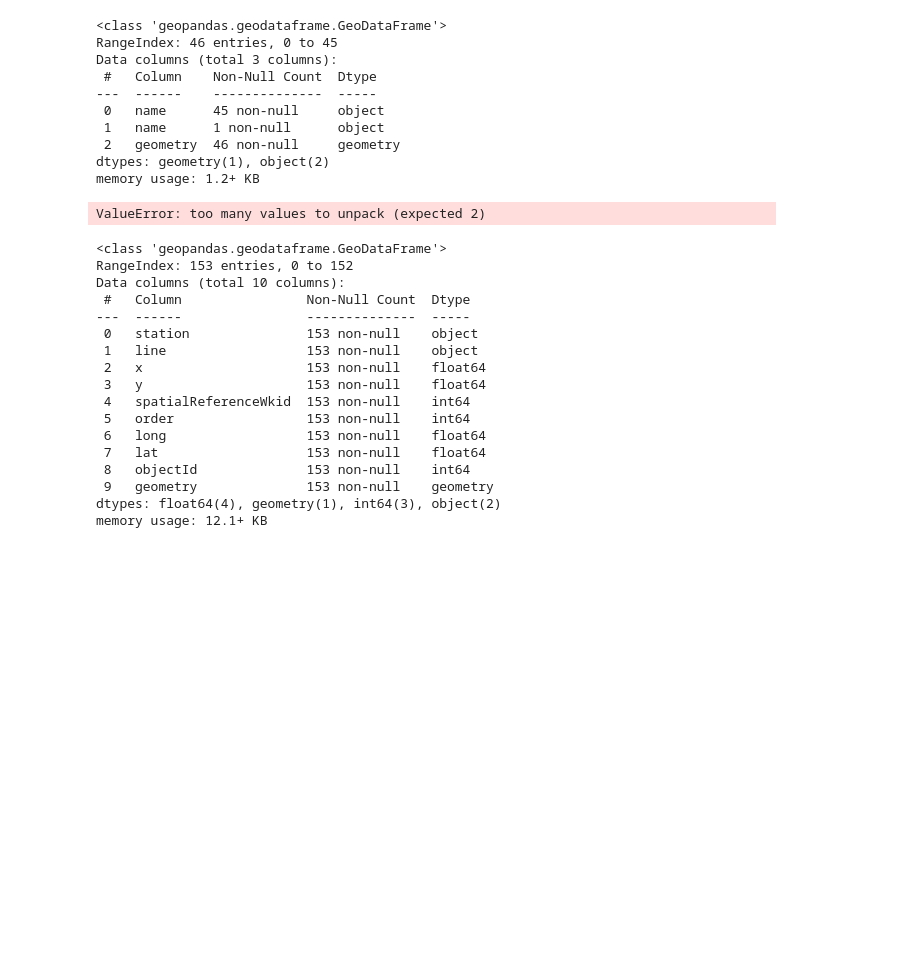
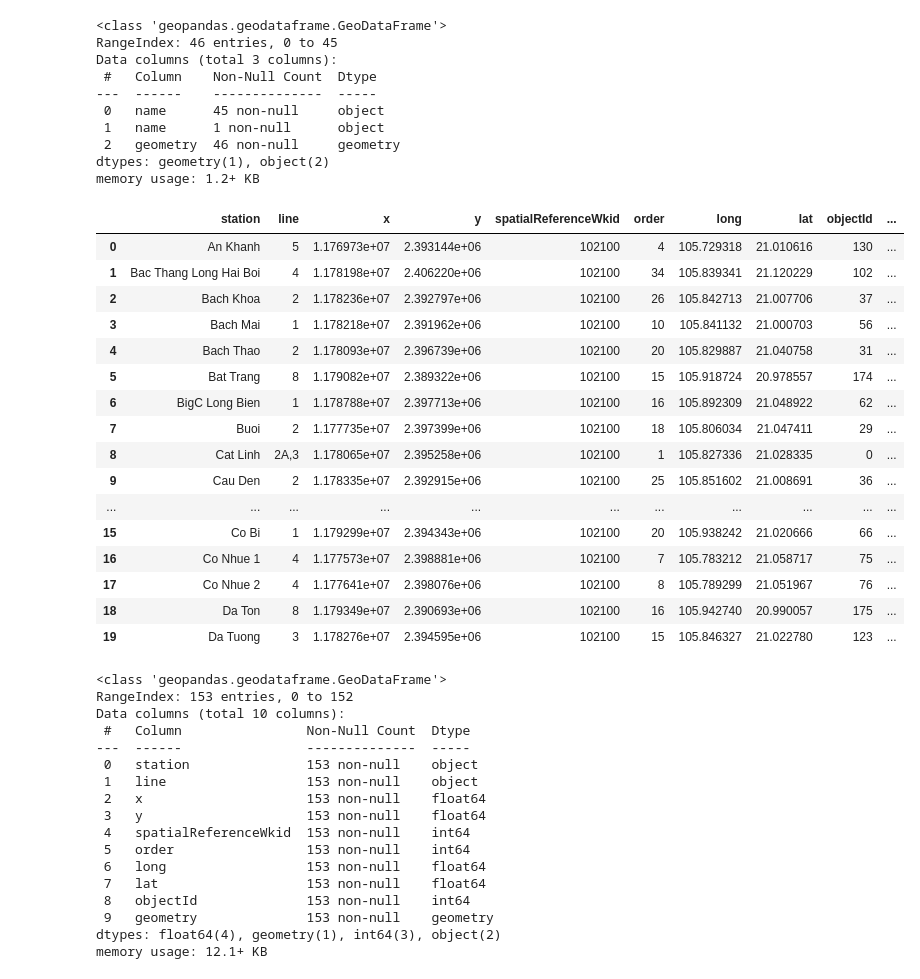
Before and after one commit to kyojinkyojin/hanoi_metro, a Jupyter notebook: hanoi_metro/hanoi_clean.ipynb, the cells around one changed output. Saved outputs shown, nothing was run; the diff lists cells and outputs as text; code cells hidden in the pictures; blank space fills up the shorter version.

```diff
--- a/hanoi_metro/hanoi_clean.ipynb
+++ b/hanoi_metro/hanoi_clean.ipynb
@@ -91,38 +91,53 @@ def flatten_features(features):
             "x": feature["geometry"]["x"],
             "y": feature["geometry"]["y"],
             "spatialReferenceWkid": feature["geometry"]["spatialReference"]["wkid"],
             "order": feature["attributes"]["Order_"],
             "station": feature["attributes"]["Station"],
             "line": feature["attributes"]["Line"],
             "long": feature["attributes"]["Long"],
             "lat": feature["attributes"]["Lat"],
             "objectId": feature["attributes"]["__OBJECTID"]
         }
         flattened_data.append(flattened_feature)
     return flattened_data
 flattened_features = flatten_features(data["features"])
 bdf = pd.DataFrame(flattened_features).sort_values(by="objectId")
 
-replace_dict = {"Noi Bai International Airport": "Noi Bai",
+replace_dict = {r"(?<!.)\bSo\b": "Nga Tu So",
+                "Noi Bai International Airport": "Noi Bai",
                 "HN Train Station": "Ga Ha Noi",
                 "Exhibition Center": "Dai Lo Thang Long",
                 "Thang Long Blvd": "Dai Lo Thang Long"}
 
-bdf['station'] = bdf['station'].str.replace(r"(?<!.)\bSo\b", "Nga Tu So", regex=True)
-for k, v in replace_dict:
-    bdf['station'] = bdf['station'].str.replace(k, v)
+bdf['station'] = bdf['station'].replace(replace_dict, regex=True)
 
 bdf = bdf.groupby('station').agg({
     'line': lambda x: ",".join(map(str, x)),
     **{col: 'first' for col in bdf.columns if col not in ['station', 'line']}
 }).reset_index()
 
 bdf['geometry'] = bdf.apply(lambda row: Point(row['long'], row['lat']), axis=1)
 bdf = gpd.GeoDataFrame(bdf, geometry="geometry", crs="epsg:4326")
 bdf.to_file("../geojson/hanoi_metro/hanoi_all_stations.geojson")
 bdf.head(20)
 # %% [output]
-ValueError: too many values to unpack (expected 2)
+|  | station | line | x | y | spatialReferenceWkid | order | long | lat | objectId | ... |
+| 0 | An Khanh | 5 | 1.176973e+07 | 2.393144e+06 | 102100 | 4 | 105.729318 | 21.010616 | 130 | ... |
+| 1 | Bac Thang Long Hai Boi | 4 | 1.178198e+07 | 2.406220e+06 | 102100 | 34 | 105.839341 | 21.120229 | 102 | ... |
+| 2 | Bach Khoa | 2 | 1.178236e+07 | 2.392797e+06 | 102100 | 26 | 105.842713 | 21.007706 | 37 | ... |
+| 3 | Bach Mai | 1 | 1.178218e+07 | 2.391962e+06 | 102100 | 10 | 105.841132 | 21.000703 | 56 | ... |
+| 4 | Bach Thao | 2 | 1.178093e+07 | 2.396739e+06 | 102100 | 20 | 105.829887 | 21.040758 | 31 | ... |
+| 5 | Bat Trang | 8 | 1.179082e+07 | 2.389322e+06 | 102100 | 15 | 105.918724 | 20.978557 | 174 | ... |
+| 6 | BigC Long Bien | 1 | 1.178788e+07 | 2.397713e+06 | 102100 | 16 | 105.892309 | 21.048922 | 62 | ... |
+| 7 | Buoi | 2 | 1.177735e+07 | 2.397399e+06 | 102100 | 18 | 105.806034 | 21.047411 | 29 | ... |
+| 8 | Cat Linh | 2A,3 | 1.178065e+07 | 2.395258e+06 | 102100 | 1 | 105.827336 | 21.028335 | 0 | ... |
+| 9 | Cau Den | 2 | 1.178335e+07 | 2.392915e+06 | 102100 | 25 | 105.851602 | 21.008691 | 36 | ... |
+| ... | ... | ... | ... | ... | ... | ... | ... | ... | ... | ... |
+| 15 | Co Bi | 1 | 1.179299e+07 | 2.394343e+06 | 102100 | 20 | 105.938242 | 21.020666 | 66 | ... |
+| 16 | Co Nhue 1 | 4 | 1.177573e+07 | 2.398881e+06 | 102100 | 7 | 105.783212 | 21.058717 | 75 | ... |
+| 17 | Co Nhue 2 | 4 | 1.177641e+07 | 2.398076e+06 | 102100 | 8 | 105.789299 | 21.051967 | 76 | ... |
+| 18 | Da Ton | 8 | 1.179349e+07 | 2.390693e+06 | 102100 | 16 | 105.942740 | 20.990057 | 175 | ... |
+| 19 | Da Tuong | 3 | 1.178276e+07 | 2.394595e+06 | 102100 | 15 | 105.846327 | 21.022780 | 123 | ... |
 # %%
 bdf.info()
 # %% [output]
```
Also changed, not shown: 1 other file.
